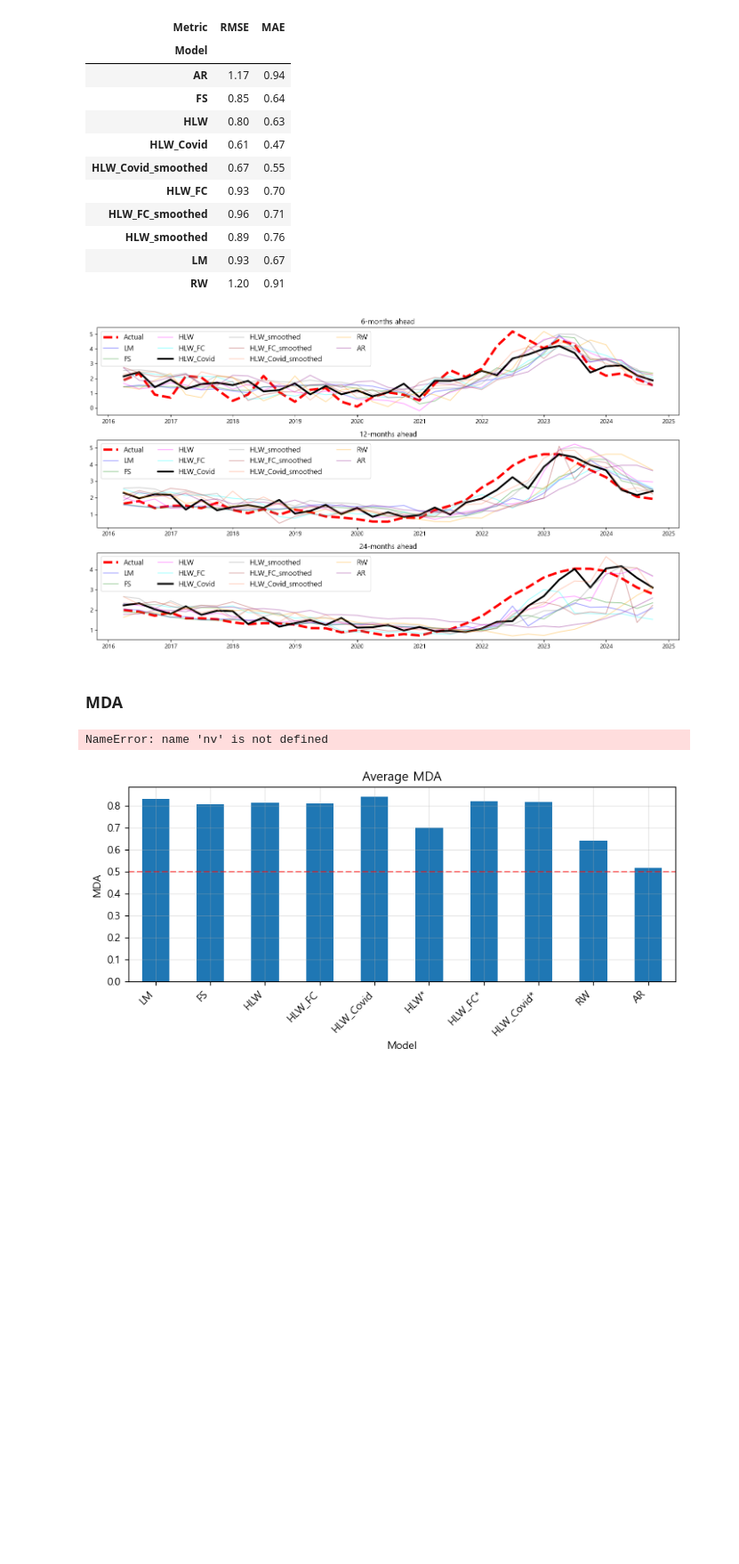
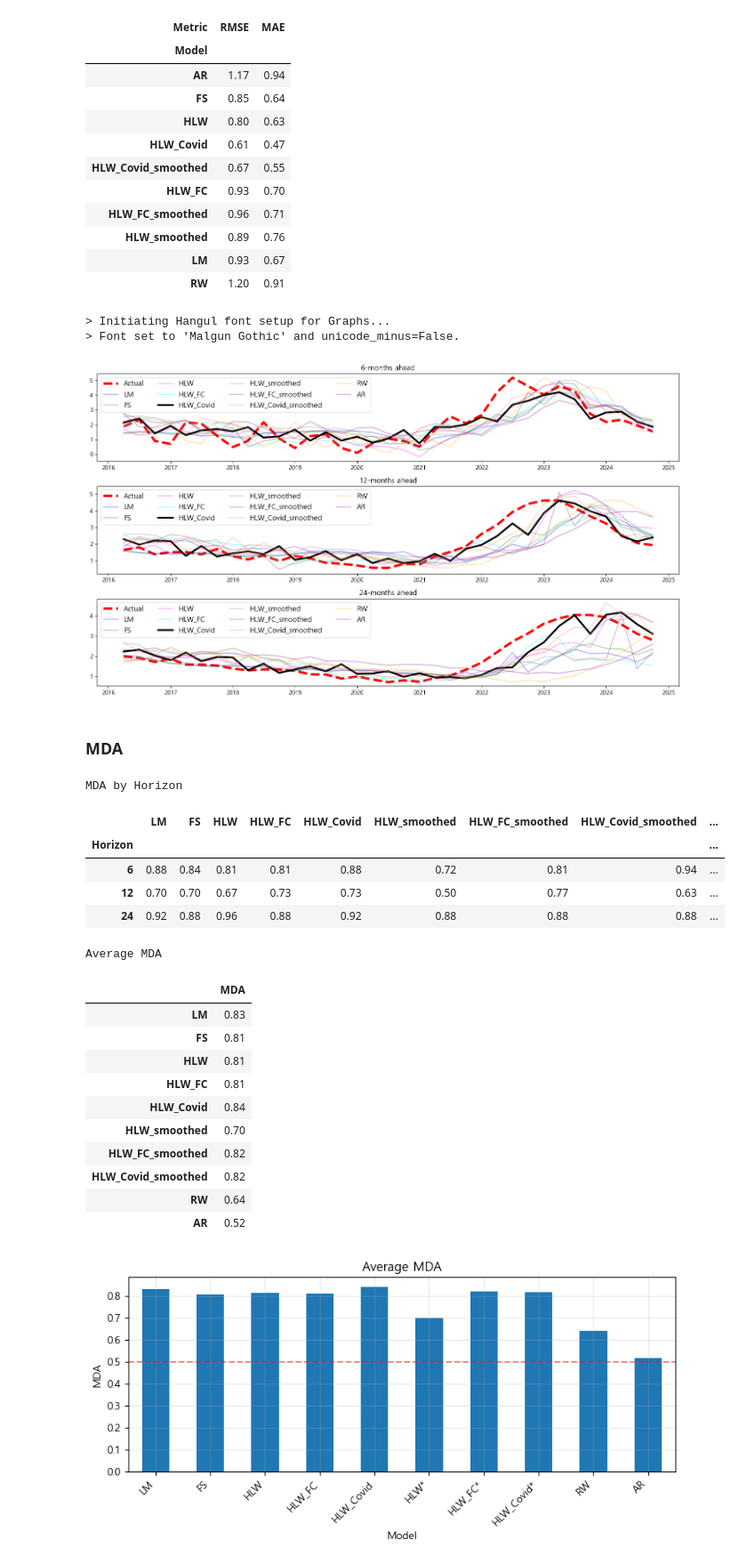
Before and after one commit to minjejeon/bokda, a Jupyter notebook: examples/projects/03nir_validation/main.ipynb, the cells around one changed output. Shown at 89% size. Drawn from its saved outputs; the diff is of its cells as text; code cells hidden in the pictures; blank space fills up the shorter version.

```diff
--- a/examples/projects/03nir_validation/main.ipynb
+++ b/examples/projects/03nir_validation/main.ipynb
@@ -250,6 +250,8 @@ Average RMSE & MAE
 | RW | 1.20 | 0.91 |
 # %%
 # 예측결과 그림
+import bok_da.viz as bdz
+bdz.setup_hangul_font()
 # Find the model with the smallest RMSE value
 min_rmse_model = rmse_mae_avg.data.loc[:, 'MAE'].idxmin()
 
@@ -258,17 +260,36 @@ alpha = {model: 1 if model == min_rmse_model else 0.35 for model in spec.model_l
 line_width = {model: 3 if model == min_rmse_model else 1.5 for model in spec.model_list}
 res.plot_pred_results(fig_size=(14, 8), alpha=alpha, line_width=line_width, loc='upper left', n_col=4)
 # %% [output]
+> Initiating Hangul font setup for Graphs...
+> Font set to 'Malgun Gothic' and unicode_minus=False.
 [figure]
 # %% [markdown]
 ### **MDA**
 # %%
 # 전체기간
 segments = {'full': (spec.targets[0], spec.targets[-1])}
 
 mda_res, mda_avg = res.get_mda_seg(base='act', verbose=False, segments=segments)
-nv.print_mda(mda_res, mda_avg, layout='top_bottom')
+print_mda(mda_res, mda_avg, layout='top_bottom')
 # %% [output]
-NameError: name 'nv' is not defined
+MDA by Horizon
+|  | LM | FS | HLW | HLW_FC | HLW_Covid | HLW_smoothed | HLW_FC_smoothed | HLW_Covid_smoothed | ... |
+| Horizon |  |  |  |  |  |  |  |  | ... |
+| 6 | 0.88 | 0.84 | 0.81 | 0.81 | 0.88 | 0.72 | 0.81 | 0.94 | ... |
+| 12 | 0.70 | 0.70 | 0.67 | 0.73 | 0.73 | 0.50 | 0.77 | 0.63 | ... |
+| 24 | 0.92 | 0.88 | 0.96 | 0.88 | 0.92 | 0.88 | 0.88 | 0.88 | ... |
+Average MDA
+|  | MDA |
+| LM | 0.83 |
+| FS | 0.81 |
+| HLW | 0.81 |
+| HLW_FC | 0.81 |
+| HLW_Covid | 0.84 |
+| HLW_smoothed | 0.70 |
+| HLW_FC_smoothed | 0.82 |
+| HLW_Covid_smoothed | 0.82 |
+| RW | 0.64 |
+| AR | 0.52 |
 # %%
 res.plot_mda_results(fig_size=(8, 4), base='act', segments=segments)
 # %% [output]
```
Also changed, not shown: parts of 4 cells of this notebook, 6 other files.
